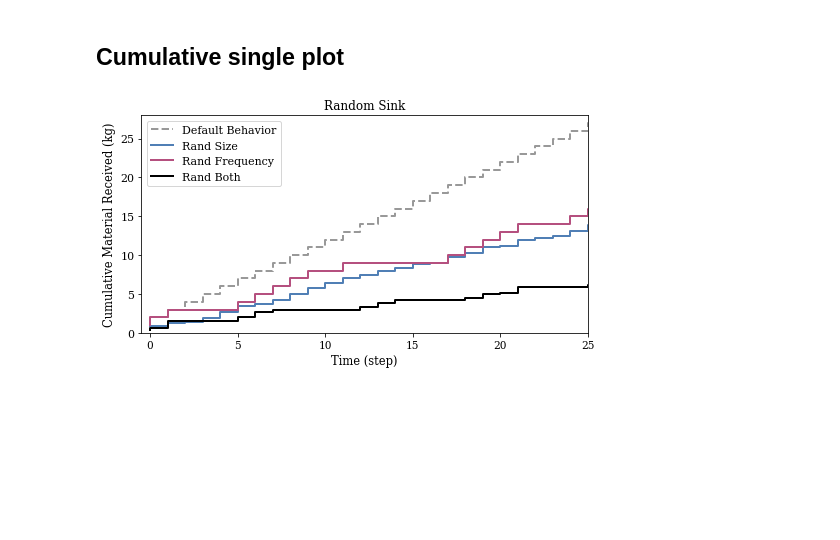
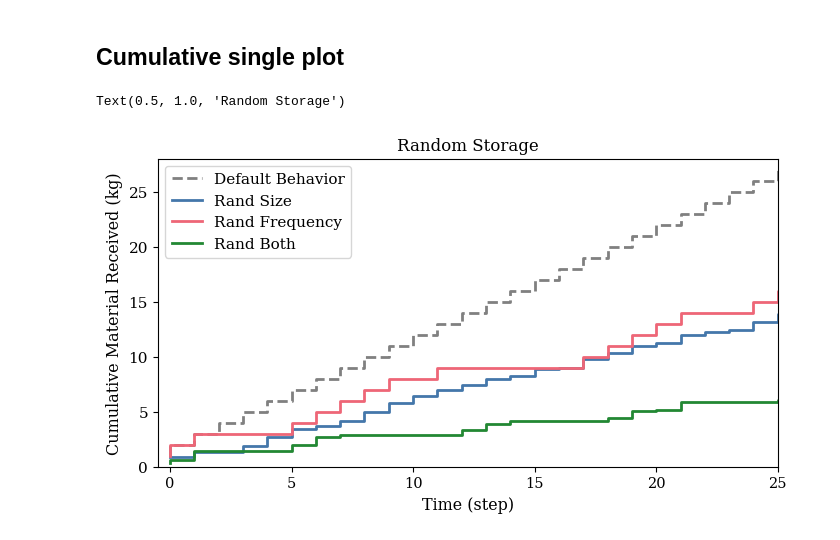
Before and after one commit to nuclearkatie/dissertation-toy-problems, a Jupyter notebook: buying-behavior/randomness-storage/randomness-storage.ipynb, the cells around one changed output. Drawn from its saved outputs; the diff is of its cells as text; code cells hidden in the pictures; blank space fills up the shorter version.

```diff
--- a/buying-behavior/randomness-storage/randomness-storage.ipynb
+++ b/buying-behavior/randomness-storage/randomness-storage.ipynb
@@ -15,14 +10,0 @@ from cymetric import timeseries
-# %%
-fig_params = {'axes.labelsize': 11.5,
-              'font.family': 'serif',
-              'font.size': 10,
-              'legend.fontsize': 11,
-              'xtick.labelsize': 10.5,
-              'ytick.labelsize': 11,
-              'figure.figsize': [9, 6],
-              'figure.titlesize': 14.5,
-              'savefig.format': 'png',
-              'savefig.bbox': 'tight'}
-plt.rcParams.update(fig_params)
-
-palette = ['#507fb5', '#b5507f', '#7fb550', '#b58650']
@@ -31,22 +11,3 @@ palette = ['#507fb5', '#b5507f', '#7fb550', '#b58650']
-# %%
-def get_data(file):
-    db = cym.dbopen(file)
-    evaler = cym.Evaluator(db)
-
-    name = os.path.splitext(file)[0]
-
-    transactions = evaler.eval('TransactionQuantity')
-    agents = evaler.eval('Agents')
-
-    storage_id = agents.loc[agents["Prototype"] == "Storage"]["AgentId"]
-    transaction_subset = transactions.loc[transactions["ReceiverId"] == storage_id.item()]
-
-    data = {'ev': evaler,
-            'agents': agents,
-            'transactions': transactions,
-            't_s': transaction_subset}
-
-    return name, data
 # %% [markdown]
 ## input file names below
 # %%
@@ -60,6 +21,11 @@ filenames = ['no-behavior.sqlite',
 data = {}
 for file in filenames:
     (name, file_data) = get_data(file)
+
+    file_data['storage_id'] = file_data['agents'].loc[file_data['agents']["Prototype"] == "Storage"]["AgentId"]
+    # transaction subset
+    file_data['t_s'] = file_data['transactions'].loc[file_data['transactions']["ReceiverId"] == file_data['storage_id'].item()]
+
     data[name] = file_data
 # %% [markdown]
 # Plots
@@ -258,33 +224,35 @@ ax.set_xticks(np.arange(0, 26, 5))
 ax.set_yticks(np.arange(0, 29, 5))
 
 
 ax.step(data['no-behavior']['t_s']['Time'],
         data['no-behavior']['t_s']['CumQuant'],
         where='pre', linewidth= 2,
-        color= '0.6',
+        color= '0.5',
         ls='dashed', label='Default Behavior')
 
 ax.step(data['random-size']['t_s']['Time'],
         data['random-size']['t_s']['CumQuant'],
         where='pre', linewidth= 2,
         color= palette[0],
         label='Rand Size')
 
 ax.step(data['random-frequency']['t_s']['Time'],
         data['random-frequency']['t_s']['CumQuant'],
         where='pre', linewidth= 2,
         color= palette[1],
         label='Rand Frequency')
 
 ax.step(data['random-both']['t_s']['Time'],
         data['random-both']['t_s']['CumQuant'],
         where='pre', linewidth= 2,
-        color= 'k', label='Rand Both')
+        color= palette[2],
+        label='Rand Both')
 
 ax.legend(loc = 'upper left')
 
 plt.title('Random Storage')
 
 #plt.savefig('plots/cumulative-oneplot', transparent=True)
 # %% [output]
+Text(0.5, 1.0, 'Random Storage')
-[figure, old version]
+[figure, new version]
```
Also changed, not shown: parts of 5 cells of this notebook, 12 other files.
